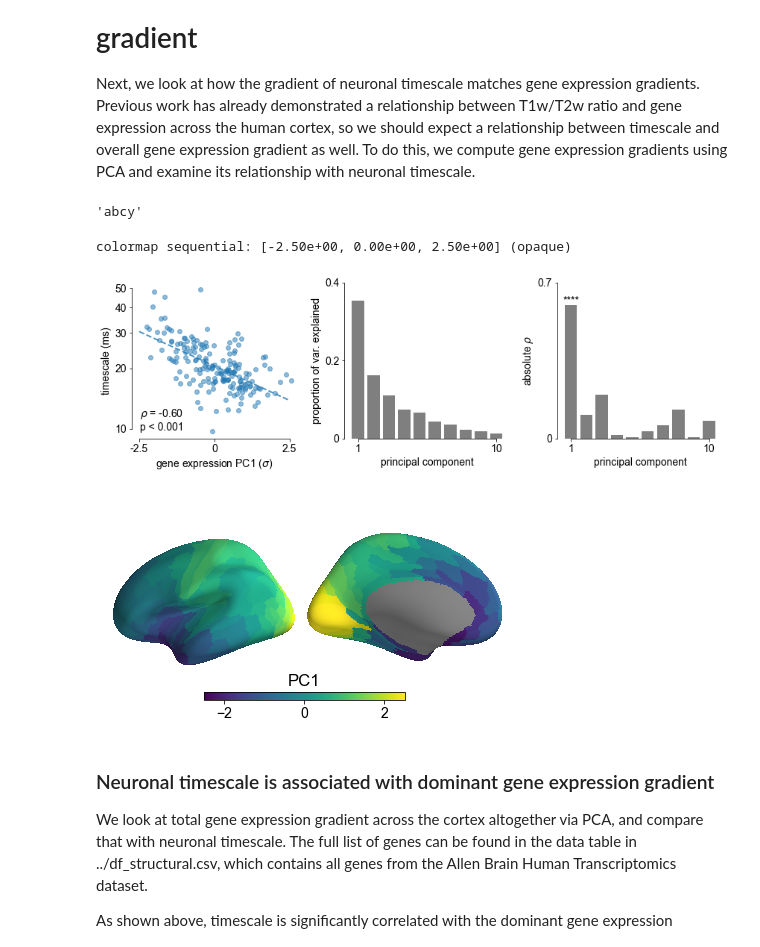
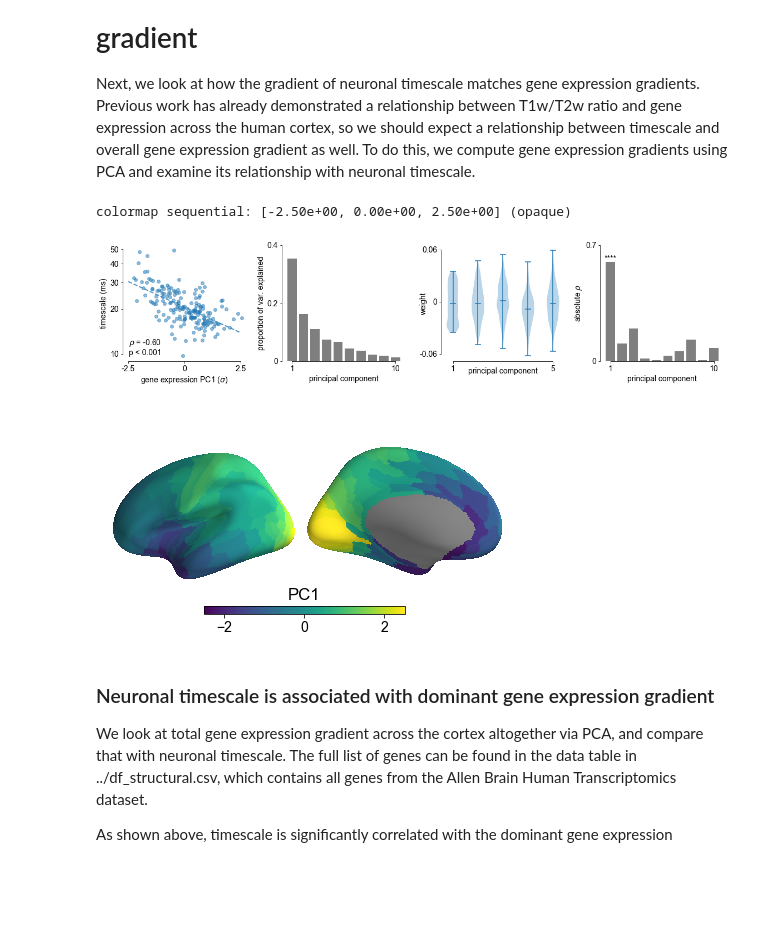
Before and after one commit to rdgao/field-echos, a Jupyter notebook: notebooks/3_viz_human_structural.ipynb, the cells around one changed output. Saved outputs shown, nothing was run; the diff lists cells and outputs as text; code cells hidden in the pictures; blank space fills up the shorter version.

```diff
--- a/notebooks/3_viz_human_structural.ipynb
+++ b/notebooks/3_viz_human_structural.ipynb
@@ -43,8 +43,8 @@ import matplotlib.pyplot as plt
 from seaborn import despine
 import numpy as np
 import pandas as pd
-from scipy.stats import pearsonr, spearmanr, ttest_1samp, binom_test, zscore, linregress
-from sklearn.linear_model import TheilSenRegressor
+from scipy.stats import pearsonr, spearmanr, ttest_1samp, binom_test, zscore, linregress, sem
+from scipy import io
 from sklearn.decomposition import PCA
 from sklearn.cross_decomposition import PLSRegression
 from brainspace.null_models import MoranRandomization
@@ -63,7 +63,8 @@ font = {'family' : 'Arial',
         'size'   : 14}
 plt.rc('font', **font)
 plt.rc('image', cmap='inferno')
-
+plt.rcParams['axes.spines.top']=False
+plt.rcParams['axes.spines.right']=False
 C_ORD = plt.rcParams['axes.prop_cycle'].by_key()['color']
 fig_path = '../figures/mni/%s.pdf'
 save_plot=True
@@ -364,0 +357,14 @@ colormap sequential: [-2.50e+00, 0.00e+00, 2.50e+00] (opaque)
+# %%
+x_inds = abs(x)<=2
+rho, pv, pv_perm, rho_null = echo_utils.compute_perm_corr(x[x_inds],y[x_inds].values,msr_nulls[:,x_inds])
+m,b,_,_,_ = linregress(x[x_inds],y.values[x_inds])
+plt.figure(figsize=(4,4))
+plt.plot(x[x_inds], y[x_inds], 'o', color=C_ORD[3], alpha=0.5);
+XL= np.array(plt.xlim())
+plt.plot(XL,XL*m+b, '--', lw=2, color=C_ORD[3], alpha=0.8)
+plt.xlabel(r'z-scored T1w/T2w ($\sigma$)');  plt.ylabel('timescale (ms)');
+plt.tick_params('y', which='minor', left=False, labelleft=False)
+echo_utils.set_ticks_truncate_axes(xt=([-2,0,2],None), yt=(np.log10(np.arange(10,60,10)), (np.arange(10, 60, 10)).astype(int)))
+s = echo_utils.sig_str(rho, pv_perm, form='text')
+plt.annotate(s, xy=(0.55, 0.85), xycoords='axes fraction')
+print()
@@ -375,10 +383,6 @@ We can also look at this correlation within each participant (right). Since cove
 ---
 # Timescale vs. transcriptomic (gene expression) gradient
 Next, we look at how the gradient of neuronal timescale matches gene expression gradients. Previous work has already demonstrated a relationship between T1w/T2w ratio and gene expression across the human cortex, so we should expect a relationship between timescale and overall gene expression gradient as well. To do this, we compute gene expression gradients using PCA and examine its relationship with neuronal timescale.
-# %%
-'abc' + ('x' if brain_genes_only else 'y')
-# %% [output]
-'abcy'
 # %%
 # whether to do the PCA analysis with brain genes only
 brain_genes_only = True
@@ -396,46 +400,54 @@ y = df_tau['logtau']
 rho, pv, pv_perm, rho_null = echo_utils.compute_perm_corr(x,y.values,msr_nulls)
 m,b,_,_,_ = linregress(x,y.values)
 
-plt.figure(figsize=(12,4))
+plt.figure(figsize=(16,4))
 
-plt.subplot(1,3,1)
+plt.subplot(1,4,1)
 plt.plot(x, y, 'o', color=C_ORD[0], alpha=0.5)
 plt.xlim([-2.75, 2.75]);
 XL= np.array([-2.5, 2.5])
 plt.plot(XL,XL*m+b, '--', lw=2, color=C_ORD[0], alpha=0.8)
 plt.xlabel(r'gene expression PC1 ($\sigma$)'); plt.ylabel('timescale (ms)');
 echo_utils.set_ticks_truncate_axes(xt=([-2.5,0,2.5],None), yt=(np.log10(np.arange(10,60,10)), (np.arange(10, 60, 10)).astype(int)))
 plt.tick_params('y', which='minor', left=False, labelleft=False)
 s = echo_utils.sig_str(rho, pv_perm, form='text')
 plt.annotate(s, xy=(0.05, 0.05), xycoords='axes fraction')
 
-plt.subplot(1,3,2)
+plt.subplot(1,4,2)
 plt.bar(range(1,n_pcs+1), gene_pca.explained_variance_ratio_, fc='k', alpha=0.5)
 plt.xticks([1, 10], ['1', '10']);
 echo_utils.set_ticks_truncate_axes(xt=([1,10],None), yt=([0, 0.2, 0.4], None))
-plt.xlabel('principal component'); plt.ylabel('proportion of var. explained'); despine();
+plt.xlabel('principal component'); plt.ylabel('proportion of var. explained');
 
-plt.subplot(1,3,3)
+plt.subplot(1,4,3)
+plt.violinplot(gene_pca.components_[:5,:].T, showmedians=True, showextrema=True)
+plt.xlabel('principal component', labelpad=-10); plt.ylabel('weight', labelpad=-15)
+echo_utils.set_ticks_truncate_axes(xt=([1,5],None), yt=([-0.06, 0, 0.06], None))
+
+plt.subplot(1,4,4)
 all_pc_rhos = np.array([echo_utils.compute_perm_corr(x, y, msr_nulls)[:3] for x in gene_grad.T])
 plt.bar(range(1,n_pcs+1), np.abs(all_pc_rhos[:,0]), fc='k', alpha=0.5)
 for i in range(1,11):
     plt.annotate('*'*sum(all_pc_rhos[i-1,2]<[0.05, 0.01, 0.005, 0.001]), (i, abs(all_pc_rhos[i-1,0])+0.005), horizontalalignment='center')
 echo_utils.set_ticks_truncate_axes(xt=([1,10],None), yt=([0, 0.7], None))
-plt.xlabel('principal component'); plt.ylabel(r'absolute $\rho$'); despine();
+plt.xlabel('principal component'); plt.ylabel(r'absolute $\rho$');
+
+
+
 
 plt.tight_layout();
 plt.savefig(fig_path%('tau_genePC1'+('_braingenes' if brain_genes_only else '_allgenes')), bbox_inches='tight')
 
 # plot PC1 on brain
 plt.figure(figsize=(6,6))
 echo_utils.plot_MMP(x, save_file=fig_path%'map_gene_PC1', bp=0, minmax=[-2.5,2.5], title='PC1', cmap='viridis')
 # plot all gene PCs on MMP brain
 # for i_pc in range(1,5):
 #     plt.figure(figsize=(6,6))
 #     echo_utils.plot_MMP(zscore(gene_grad[:,i_pc]), save_file=fig_path%('map_gene_PC'+str(i_pc+1)), bp=0, minmax=[-2.5,2.5], title='PC%i'%(i_pc+1), cmap='viridis')
 # %% [output]
 colormap sequential: [-2.50e+00, 0.00e+00, 2.50e+00] (opaque)
-[figure, old version]
+[figure, new version]
 [figure]
 # %% [markdown]
 ### Neuronal timescale is associated with dominant gene expression gradient
```
Also changed, not shown: parts of 33 cells of this notebook, 51 other files.
